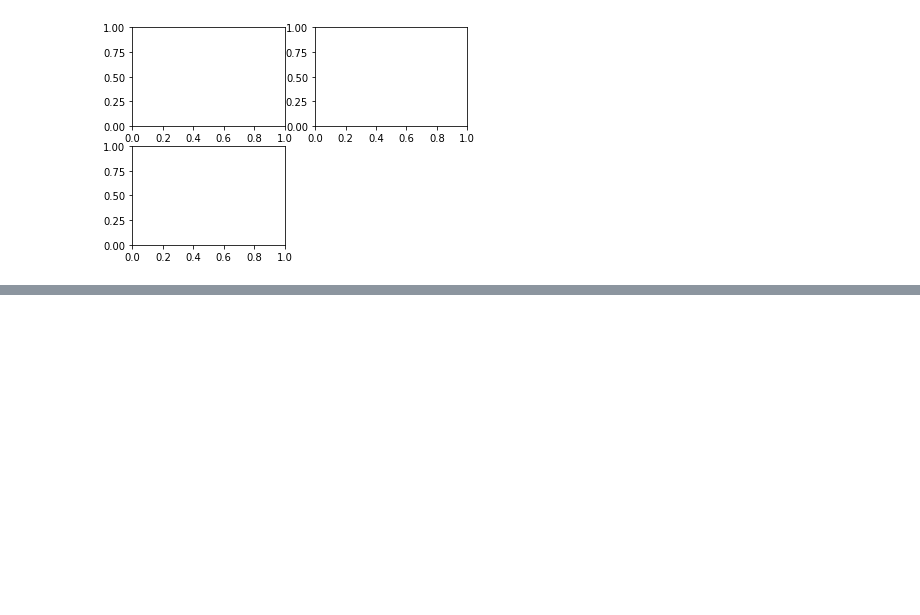
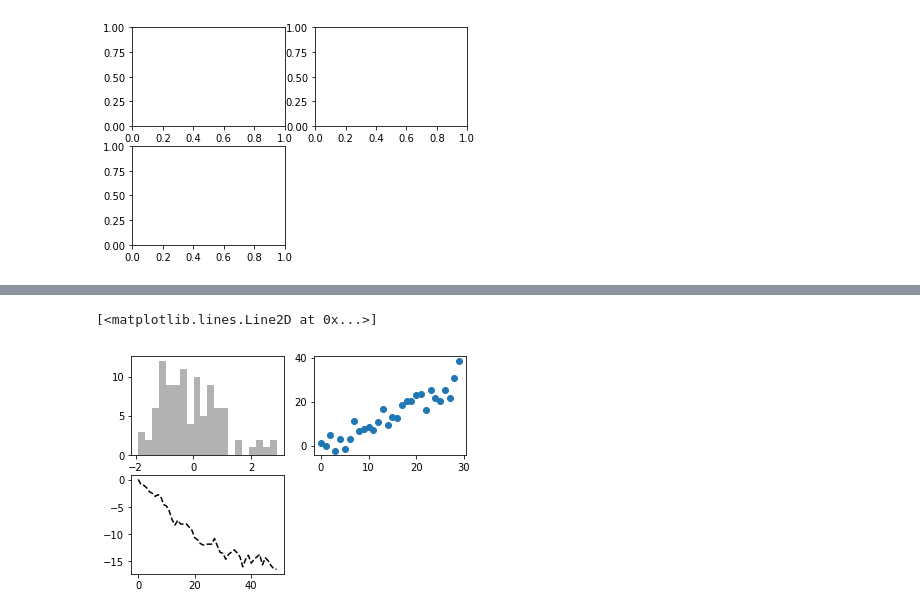
Before and after one commit to indrajeet007/Python-Data-Analysis-Notes, a Jupyter notebook: notebooks/Matplotlib Basics.ipynb, the cells around one changed output, grey strips where cells are left out. Drawn from its saved outputs; the diff is of its cells as text; code cells hidden in the pictures; blank space fills up the shorter version.

```diff
--- a/notebooks/Matplotlib Basics.ipynb
+++ b/notebooks/Matplotlib Basics.ipynb
@@ -43,4 +58,16 @@ plt.plot(np.random.randn(50).cumsum(), 'k--')
 # %%
 # objs returned by fig.add_subplot are AxesSupport objs
 # one can directly plot on the other empty subplots by calling each one's instance method
+fig = plt.figure()
+ax1 = fig.add_subplot(2, 2, 1)
+ax2 = fig.add_subplot(2, 2, 2)
+ax3 = fig.add_subplot(2, 2, 3)
+
 _ = ax1.hist(np.random.randn(100), bins=20, color='k', alpha=0.3)
+
+ax2.scatter(np.arange(30), np.arange(30) + 3 * np.random.randn(30))
+
+plt.plot(np.random.randn(50).cumsum(), 'k--')
+# %% [output]
+[<matplotlib.lines.Line2D at 0x...>]
+[figure, added]
```
Also changed, not shown: parts of 21 cells of this notebook.
